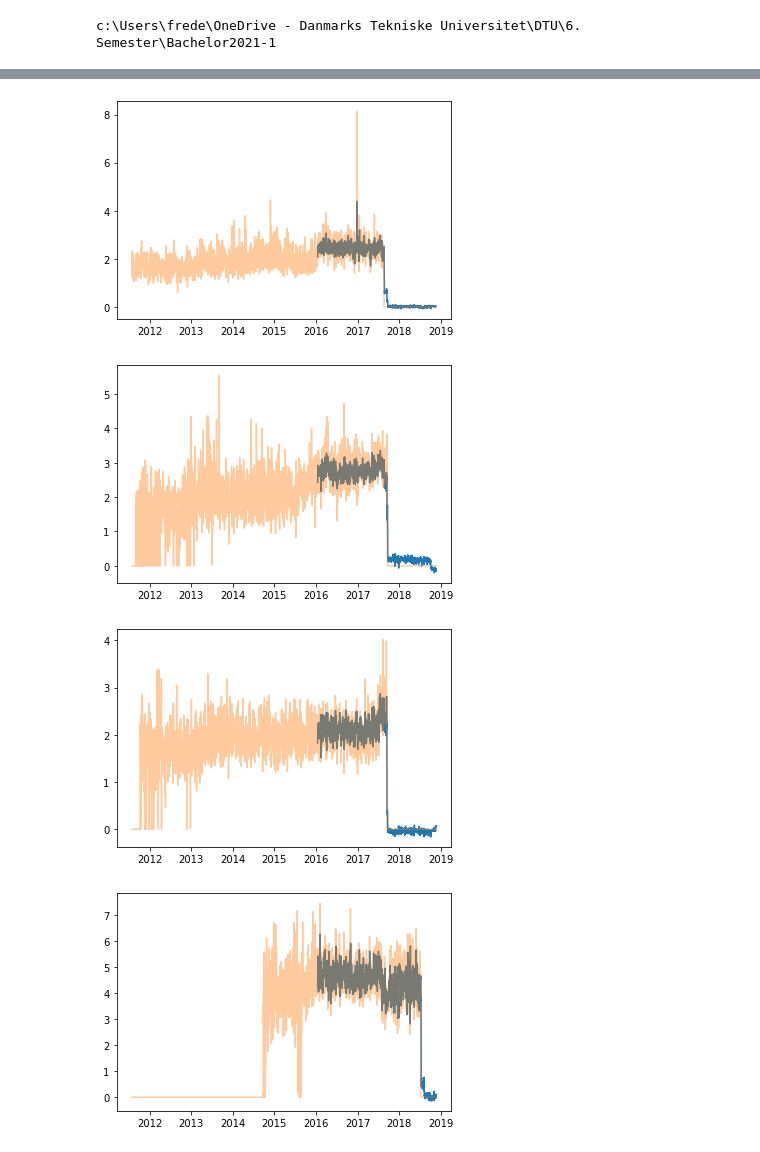
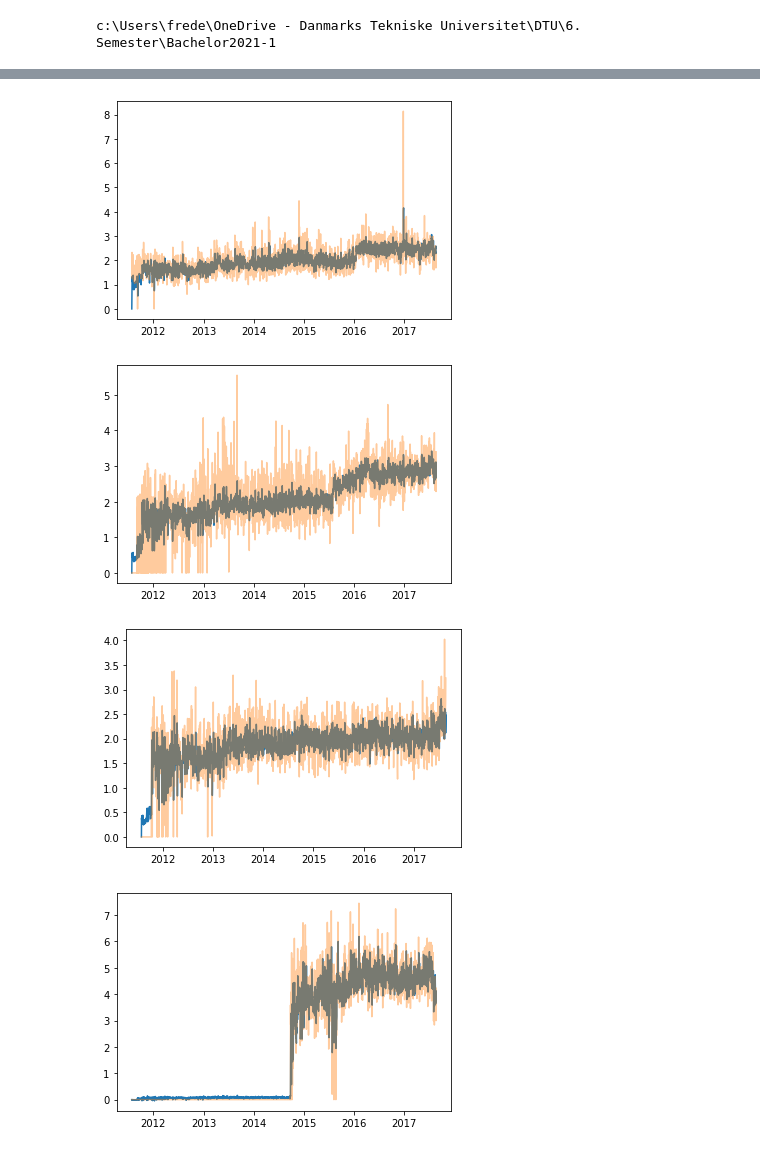
Before and after one commit to Jungar111/Bachelor2021, a Jupyter notebook: Modelling/Varmax.ipynb, the cells around one changed output, grey strips where cells are left out. Cells and saved outputs as stored; diff of their text form; code cells hidden in the pictures.

Commit message:
Varmax

```diff
--- a/Modelling/Varmax.ipynb
+++ b/Modelling/Varmax.ipynb
@@ -134,0 +330,9 @@ res
+# %%
+exog_train = pd.DataFrame(columns=["Lag 01","Lag 02","Lag 03","Lag 04","Lag 05","Lag 11","Lag 12","Lag 13","Lag 14","Lag 15","Lag 21","Lag 22","Lag 23","Lag 24","Lag 25","Lag 31","Lag 32","Lag 33","Lag 34","Lag 35","Lag 41","Lag 42","Lag 43","Lag 44","Lag 45","Lag 51","Lag 52","Lag 53","Lag 54","Lag 55","Lag 61","Lag 62","Lag 63","Lag 64","Lag 65","Lag 71","Lag 72","Lag 73","Lag 74","Lag 75"])
+exog_val = exog_train
+for label in range(8):
+    for lag in range(1,6):
+        exog_train[f"Lag {label}{lag}"] = exog[f"Label {label}"][f"Lag {lag}"]
+        exog_val[f"Lag {label}{lag}"] = exog_v[f"Label {label}"][f"Lag {lag}"]
+
+exog_train
@@ -135,5 +354,5 @@ res
 # %%
-mod = VARMAX(res,exog= order=(2,0), trend='n')
+mod = VARMAX(y_cols,exog=exog_train,order=(2,0), trend='n')
 mod_fit = mod.fit()
 mod_fit.summary()
 # %% [output]
@@ -161,3 +376,4 @@ datetime.date(2016, 1, 15)
 # %%
-y_pred = mod_fit.predict(start=y_train["Start Date"][0],end=y_val["Start Date"][-1])
+y_pred = mod_fit.predict(start=y_train.index[0],end=y_train.index[-1])
+y_pred
 # %% [output]
@@ -164,0 +393,3 @@ KeyError: 'The `end` argument could not be matched to a location related to the
+# %%
+y_pred.index=y_pred.index.to_timestamp()
+y_pred
@@ -165,10 +410,10 @@ KeyError: 'The `end` argument could not be matched to a location related to the
 # %%
 for i in range(8):
     plt.plot(y_pred[f"Label {i}"])
-    plt.plot(res[f"Label {i}"], alpha=0.4)
+    plt.plot(y_cols[f"Label {i}"], alpha=0.4)
     plt.show()
 # %% [output]
-[figure, old version]
+[figure, new version]
-[figure, old version]
+[figure, new version]
-[figure, old version]
+[figure, new version]
-[figure, old version]
+[figure, new version]
```
Also changed, not shown: parts of 22 cells of this notebook.
